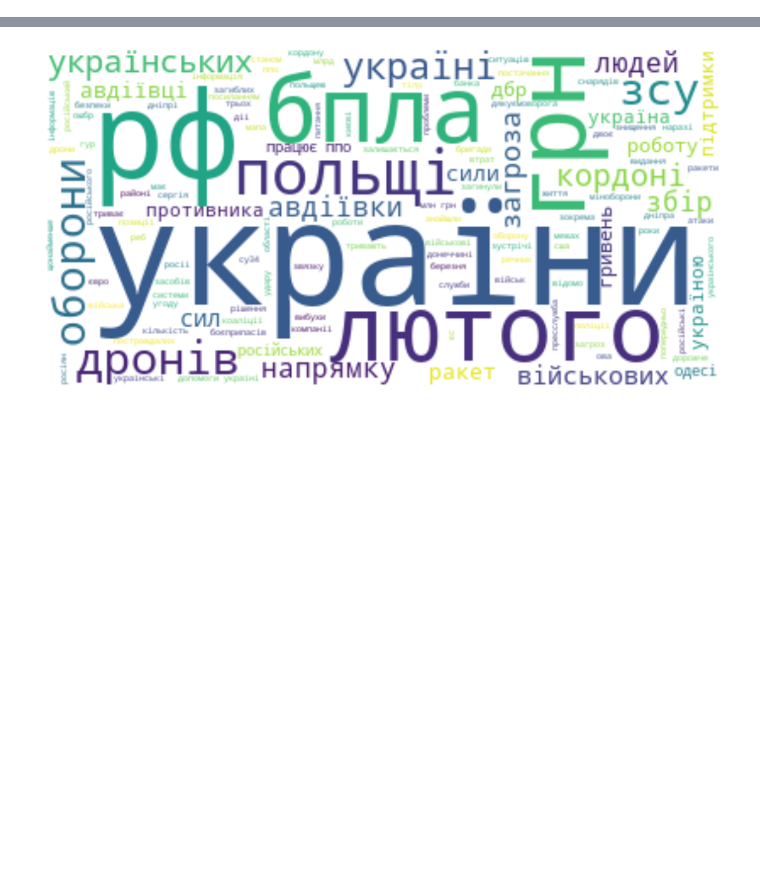
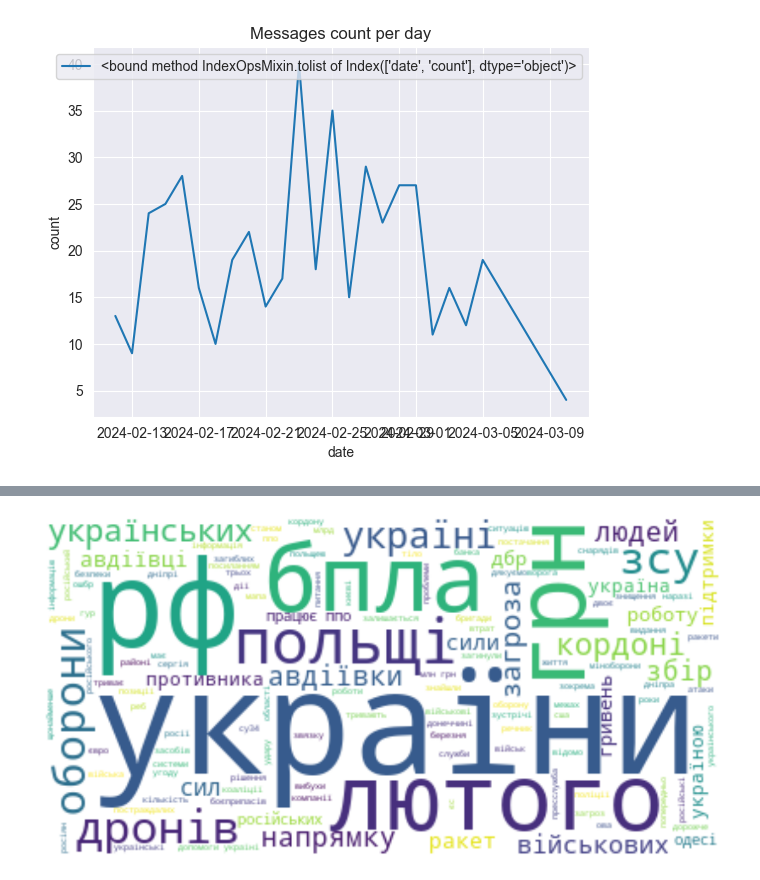
Before and after one commit to CESSIDY/telegram-analytic-dashboard, a Jupyter notebook: src/web_app/analytics_notebook.ipynb, the cells around one changed output, grey strips where cells are left out. Cells and saved outputs as stored; diff of their text form; code cells hidden in the pictures; blank space fills up the shorter version.

Commit message:
- feat(web-app): added new chart at 'message_engagement_charts_component';

```diff
--- a/src/web_app/analytics_notebook.ipynb
+++ b/src/web_app/analytics_notebook.ipynb
@@ -50,3 +63,23 @@ plt.show()
+# %%
+### Posted posts at day
+
+# Message Engagement Trends Over Time
+# Dynamic variables: included_columns, is_group_by_date
+messages_df = db_telegram_loader.get_messages_df_by_channel_id(current_channel_id)[:-most_recent_messages_split]
+
+messages_df = messages_df.groupby(['date'])['id'].count().reset_index()
+messages_df.rename({'id': 'count'}, axis=1, inplace=True)
+
+sns.lineplot(x=messages_df['date'], y=messages_df['count'].to_list, label=messages_df.columns.to_list )
+
+plt.xlabel('date')
+plt.ylabel('count')
+plt.title('Messages count per day')
+
+plt.legend()
+plt.show()
+# %% [output]
+[figure, added]
 # %%
 # Emojis
 # Dynamic variables: categories
```
Also changed, not shown: parts of 5 cells of this notebook, 5 other files.
